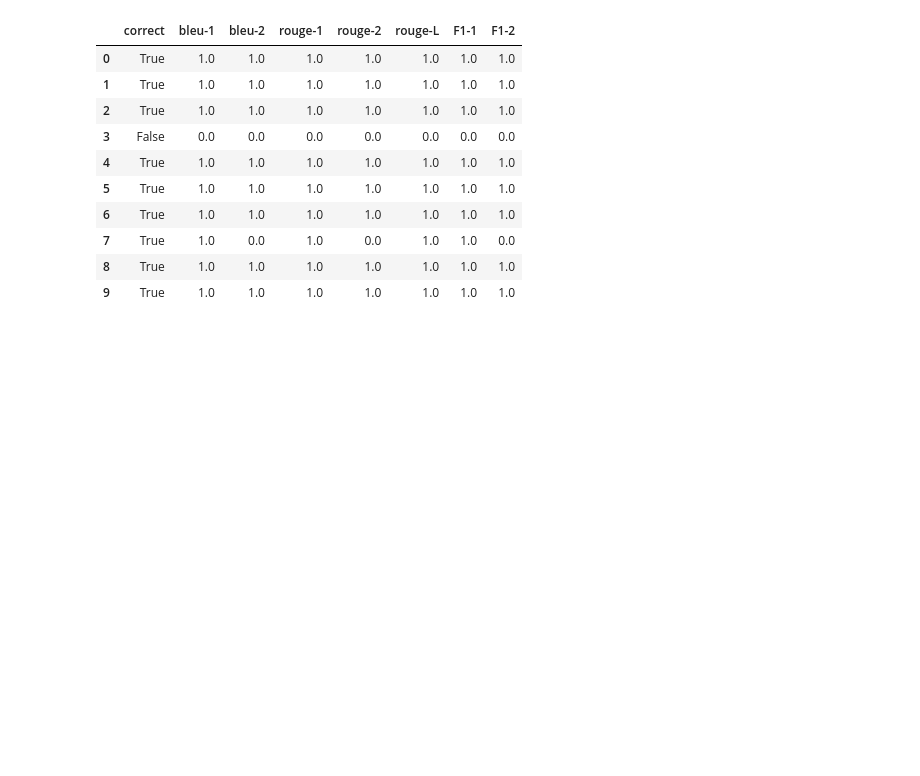
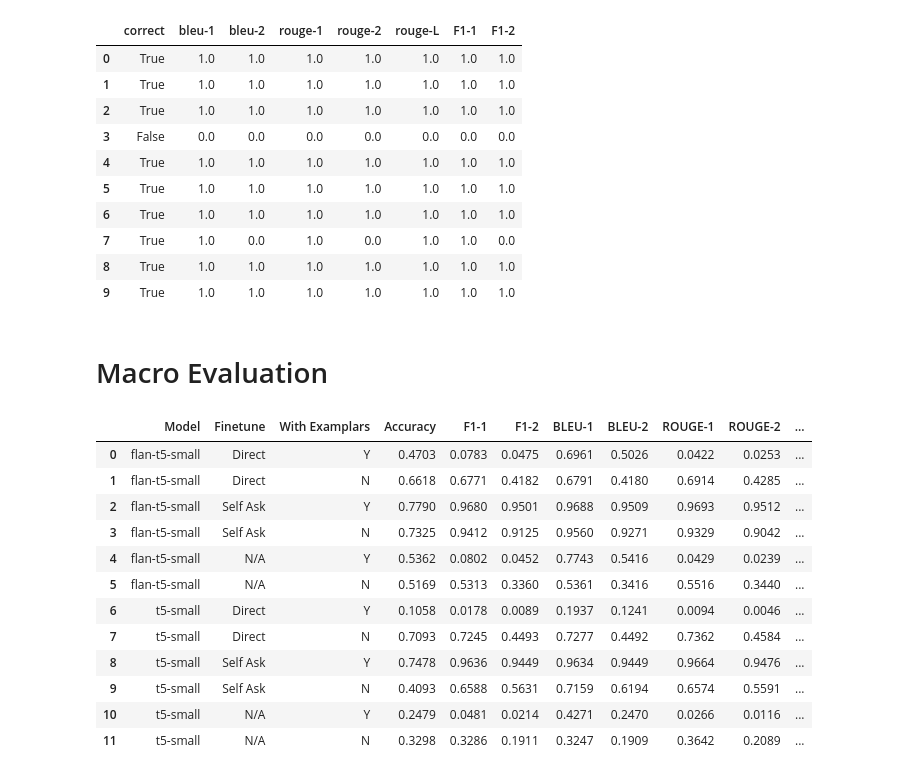
Before and after one commit to RichardMathewsII/compositional-reasoning-finetuning, a Jupyter notebook: Evaluation.ipynb, the cells around one changed output. Saved outputs shown, nothing was run; the diff lists cells and outputs as text; code cells hidden in the pictures; blank space fills up the shorter version.

Commit message:
Add macro evaluation code

```diff
--- a/Evaluation.ipynb
+++ b/Evaluation.ipynb
@@ -156,3 +156,69 @@ pd.DataFrame(results["micro_results"])
 | 7 | True | 1.0 | 0.0 | 1.0 | 0.0 | 1.0 | 1.0 | 0.0 |
 | 8 | True | 1.0 | 1.0 | 1.0 | 1.0 | 1.0 | 1.0 | 1.0 |
 | 9 | True | 1.0 | 1.0 | 1.0 | 1.0 | 1.0 | 1.0 | 1.0 |
+# %% [markdown]
+# Macro Evaluation
+# %%
+import os, json
+import pandas as pd
+
+path_to_json = './results'
+
+json_files = [pos_json for pos_json in sorted(os.listdir(path_to_json)) if pos_json.endswith('.json')]
+
+jsons_data = pd.DataFrame(columns=['Model', 'Finetune', 'With Examplars', 'Accuracy', 'F1-1', 'F1-2', 'BLEU-1', 'BLEU-2', 'ROUGE-1', 'ROUGE-2', 'ROUGE-L'])
+
+for index, js in enumerate(json_files):
+    with open(os.path.join(path_to_json, js)) as json_file:
+        json_text = json.load(json_file)
+
+        # Get rid of unnecessary filename and extension.
+        js = js.replace("-results.json", "")
+
+        # Mark "With Examplars" column
+        if ("-with-examplars" in js):
+            model = js.replace("-with-examplars", "")
+            examplars = 'Y'
+        else:
+            model = js.replace("-without-examplars", "")
+            examplars = 'N'
+
+        # Mark "Finetune" column
+        if ("-direct" in model):
+            model = model.replace("-direct", "")
+            fine_tune = "Direct"
+        elif ("-self-ask" in model):
+            model = model.replace("-self-ask", "")
+            fine_tune = "Self Ask"
+        else:
+            fine_tune = "N/A"
+
+        # Build data frame row
+        accuracy = json_text['macro_results']['accuracy']
+        f1_1 = json_text['macro_results']['F1-1']
+        f1_2 = json_text['macro_results']['F1-2']
+        bleu_1 = json_text['macro_results']['bleu-1']
+        bleu_2 = json_text['macro_results']['bleu-2']
+        rouge_1 = json_text['macro_results']['rouge-1']
+        rouge_2 = json_text['macro_results']['rouge-2']
+        rouge_L = json_text['macro_results']['rouge-L']
+
+        # Add row to data frame
+        jsons_data.loc[index] = [model, fine_tune, examplars, accuracy, f1_1, f1_2, bleu_1, bleu_2, rouge_1, rouge_2, rouge_L]
+
+# print result
+jsons_data
+# %% [output]
+|  | Model | Finetune | With Examplars | Accuracy | F1-1 | F1-2 | BLEU-1 | BLEU-2 | ROUGE-1 | ROUGE-2 | ... |
+| 0 | flan-t5-small | Direct | Y | 0.4703 | 0.0783 | 0.0475 | 0.6961 | 0.5026 | 0.0422 | 0.0253 | ... |
+| 1 | flan-t5-small | Direct | N | 0.6618 | 0.6771 | 0.4182 | 0.6791 | 0.4180 | 0.6914 | 0.4285 | ... |
+| 2 | flan-t5-small | Self Ask | Y | 0.7790 | 0.9680 | 0.9501 | 0.9688 | 0.9509 | 0.9693 | 0.9512 | ... |
+| 3 | flan-t5-small | Self Ask | N | 0.7325 | 0.9412 | 0.9125 | 0.9560 | 0.9271 | 0.9329 | 0.9042 | ... |
+| 4 | flan-t5-small | N/A | Y | 0.5362 | 0.0802 | 0.0452 | 0.7743 | 0.5416 | 0.0429 | 0.0239 | ... |
+| 5 | flan-t5-small | N/A | N | 0.5169 | 0.5313 | 0.3360 | 0.5361 | 0.3416 | 0.5516 | 0.3440 | ... |
+| 6 | t5-small | Direct | Y | 0.1058 | 0.0178 | 0.0089 | 0.1937 | 0.1241 | 0.0094 | 0.0046 | ... |
+| 7 | t5-small | Direct | N | 0.7093 | 0.7245 | 0.4493 | 0.7277 | 0.4492 | 0.7362 | 0.4584 | ... |
+| 8 | t5-small | Self Ask | Y | 0.7478 | 0.9636 | 0.9449 | 0.9634 | 0.9449 | 0.9664 | 0.9476 | ... |
+| 9 | t5-small | Self Ask | N | 0.4093 | 0.6588 | 0.5631 | 0.7159 | 0.6194 | 0.6574 | 0.5591 | ... |
+| 10 | t5-small | N/A | Y | 0.2479 | 0.0481 | 0.0214 | 0.4271 | 0.2470 | 0.0266 | 0.0116 | ... |
+| 11 | t5-small | N/A | N | 0.3298 | 0.3286 | 0.1911 | 0.3247 | 0.1909 | 0.3642 | 0.2089 | ... |
```
